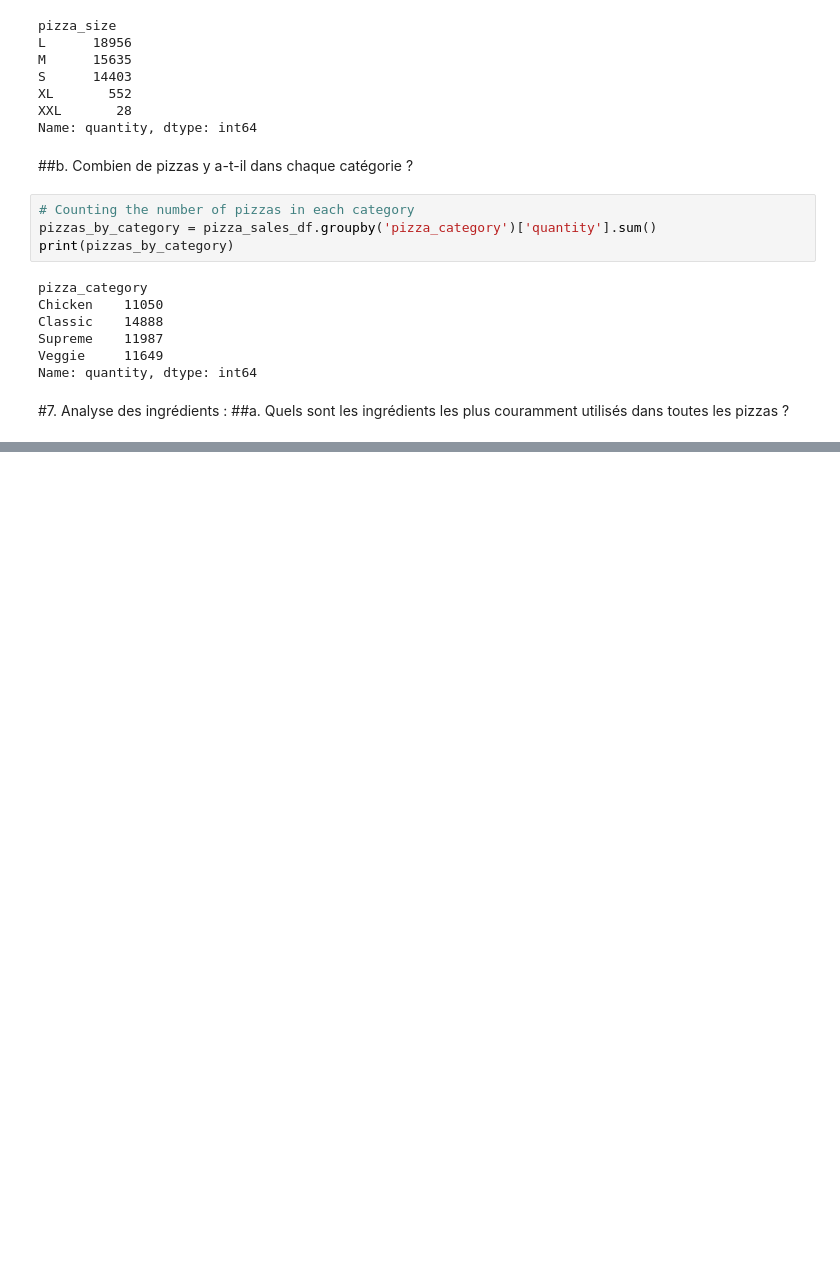
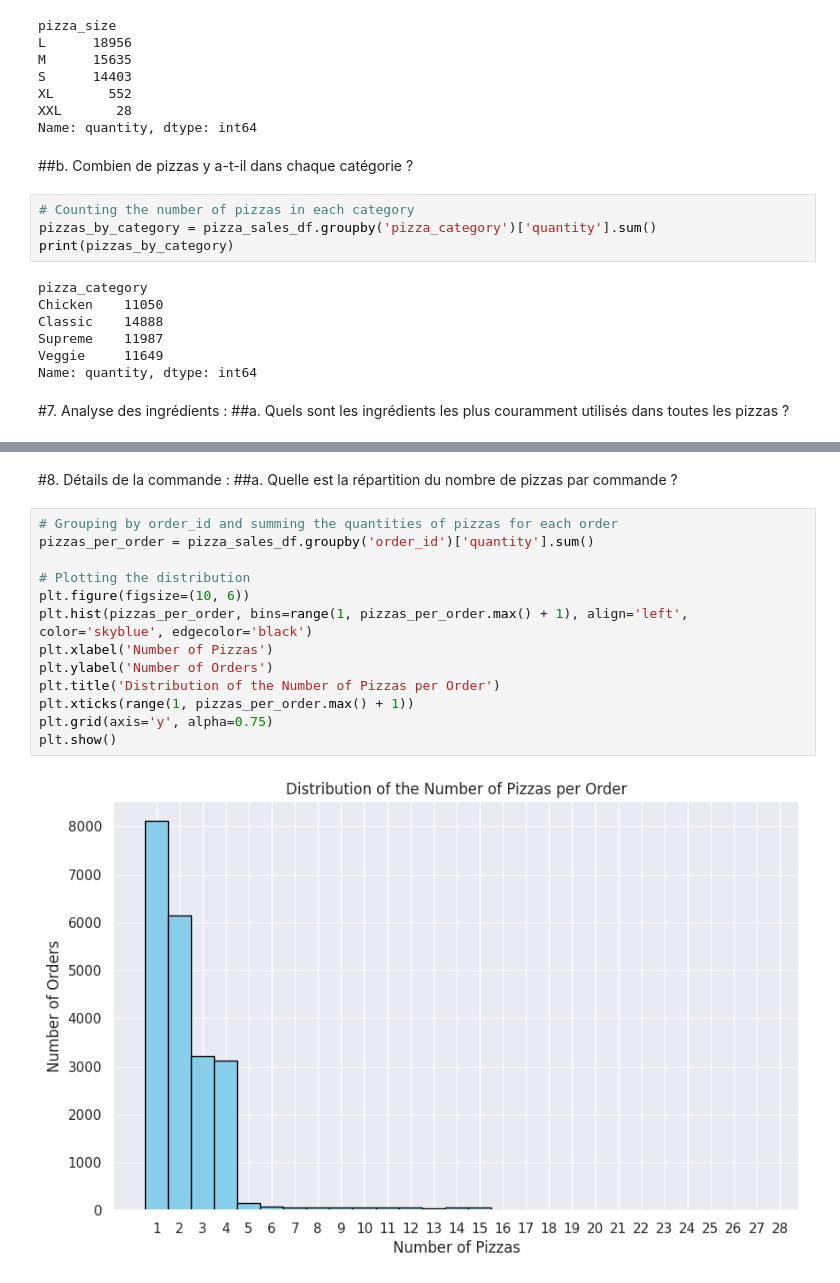
Before and after one commit to Enam88/Pizza-o-jo, a Jupyter notebook: pizza_eda.ipynb, the cells around one changed output, grey strips where cells are left out. Drawn from its saved outputs; the diff is of its cells as text; blank space fills up the shorter version.

```diff
--- a/pizza_eda.ipynb
+++ b/pizza_eda.ipynb
@@ -294,0 +349,18 @@ Name: quantity, dtype: int64
+# %% [markdown]
+#8. Détails de la commande :
+##a. Quelle est la répartition du nombre de pizzas par commande ?
+# %%
+# Grouping by order_id and summing the quantities of pizzas for each order
+pizzas_per_order = pizza_sales_df.groupby('order_id')['quantity'].sum()
+
+# Plotting the distribution
+plt.figure(figsize=(10, 6))
+plt.hist(pizzas_per_order, bins=range(1, pizzas_per_order.max() + 1), align='left', color='skyblue', edgecolor='black')
+plt.xlabel('Number of Pizzas')
+plt.ylabel('Number of Orders')
+plt.title('Distribution of the Number of Pizzas per Order')
+plt.xticks(range(1, pizzas_per_order.max() + 1))
+plt.grid(axis='y', alpha=0.75)
+plt.show()
+# %% [output]
+[figure, added]
```
Also changed, not shown: parts of 7 cells of this notebook.
